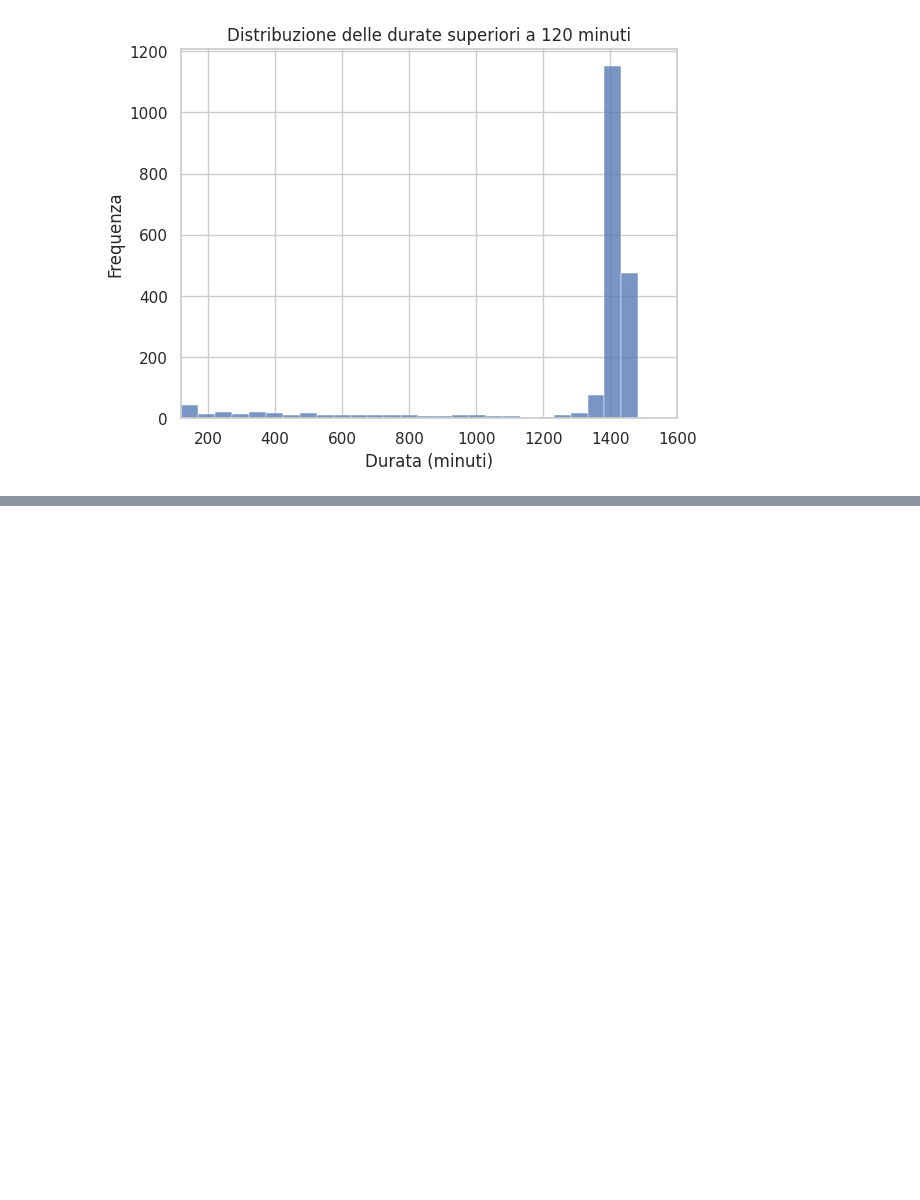
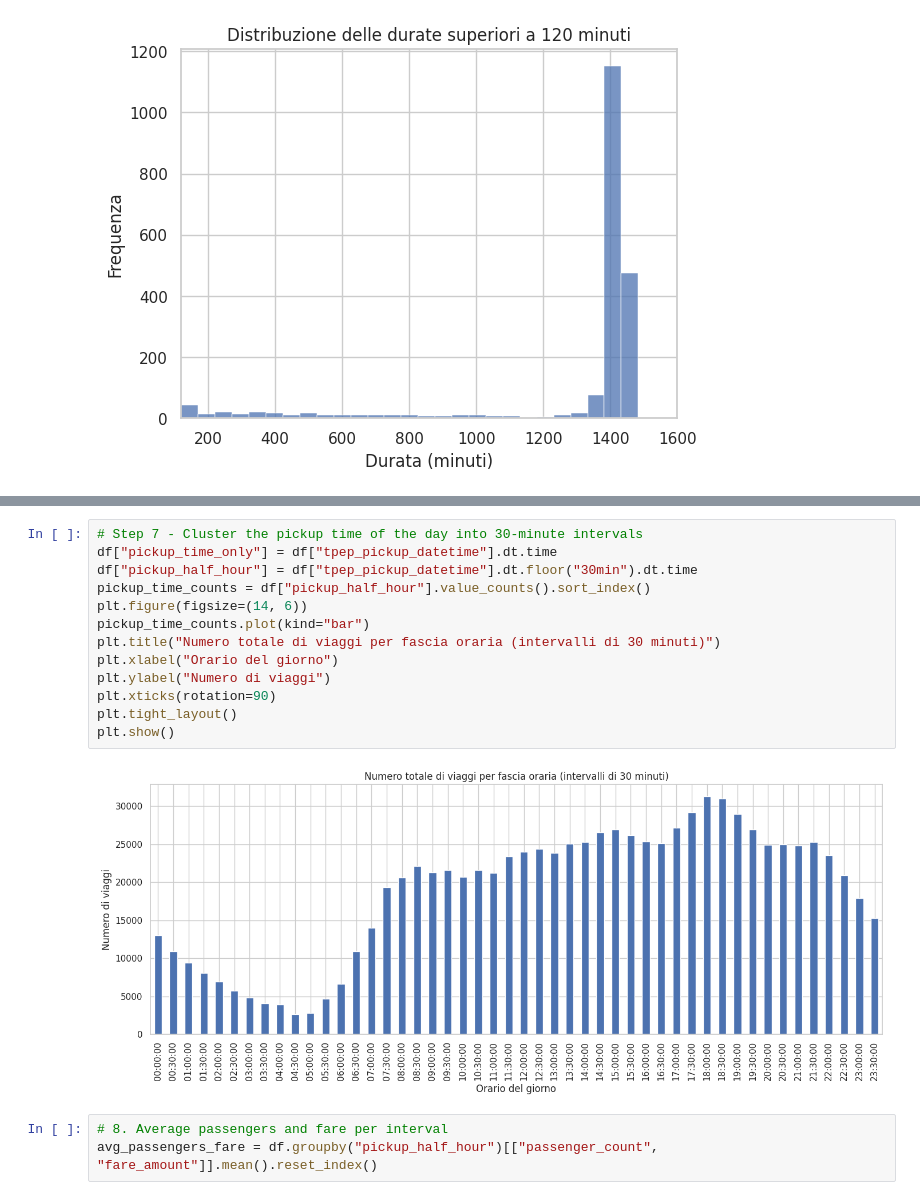
Before and after one commit to robbianiandrea/focs, a Jupyter notebook: Progetto_Andrea_Robbiani.ipynb, the cells around one changed output, grey strips where cells are left out. Drawn from its saved outputs; the diff is of its cells as text; blank space fills up the shorter version.

```diff
--- a/Progetto_Andrea_Robbiani.ipynb
+++ b/Progetto_Andrea_Robbiani.ipynb
@@ -74,0 +87,18 @@ plt.show()
+# %%
+# Step 7 - Cluster the pickup time of the day into 30-minute intervals
+df["pickup_time_only"] = df["tpep_pickup_datetime"].dt.time
+df["pickup_half_hour"] = df["tpep_pickup_datetime"].dt.floor("30min").dt.time
+pickup_time_counts = df["pickup_half_hour"].value_counts().sort_index()
+plt.figure(figsize=(14, 6))
+pickup_time_counts.plot(kind="bar")
+plt.title("Numero totale di viaggi per fascia oraria (intervalli di 30 minuti)")
+plt.xlabel("Orario del giorno")
+plt.ylabel("Numero di viaggi")
+plt.xticks(rotation=90)
+plt.tight_layout()
+plt.show()
+# %% [output]
+[figure, added]
+# %%
+# 8. Average passengers and fare per interval
+avg_passengers_fare = df.groupby("pickup_half_hour")[["passenger_count", "fare_amount"]].mean().reset_index()
```
Also changed, not shown: parts of 12 cells of this notebook.
